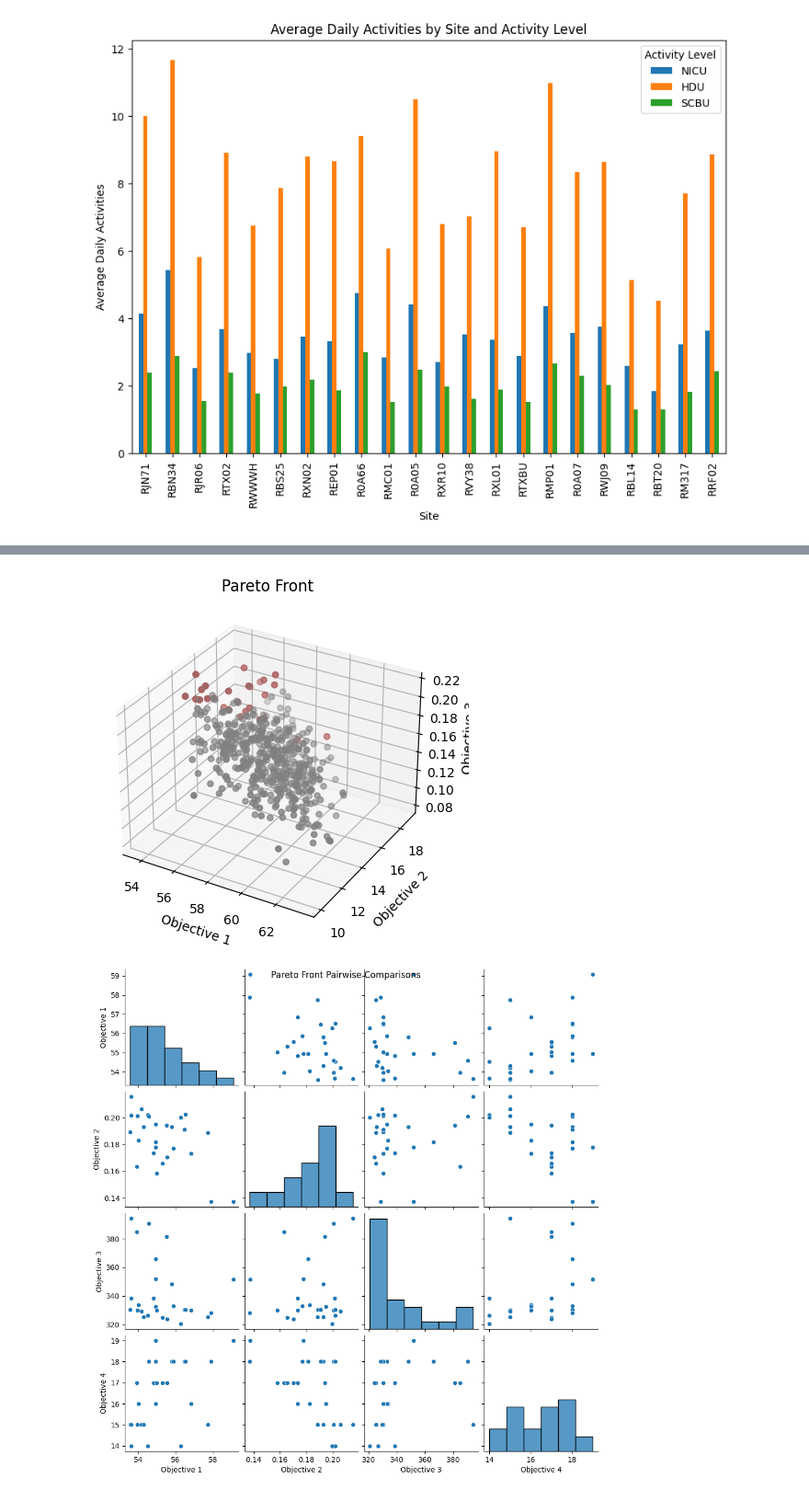
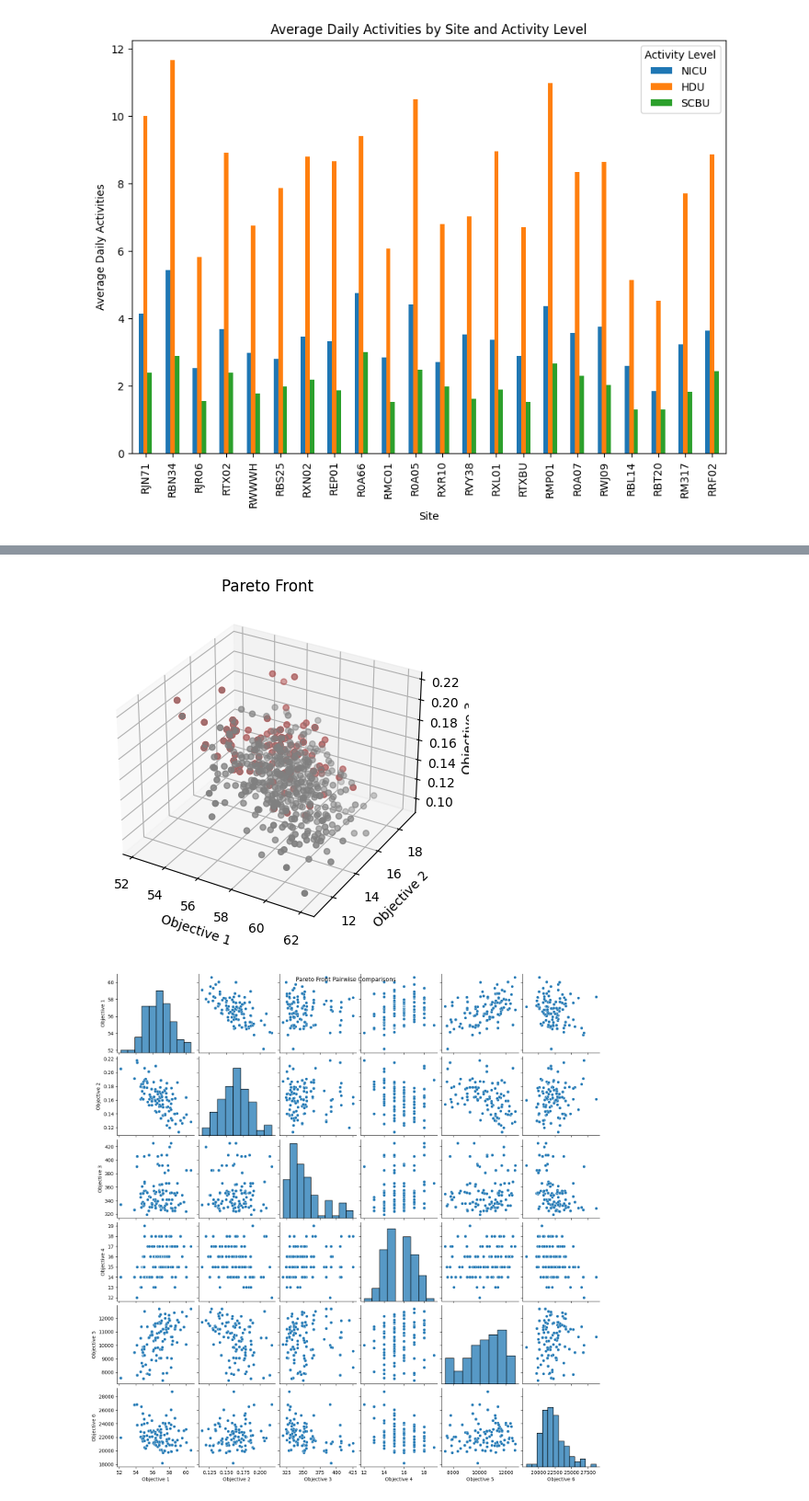
Before and after one commit to Duncan-Galletly/NWNODN_Modelling_HSMA5_08, a Jupyter notebook: Analysis.ipynb, the cells around one changed output, grey strips where cells are left out. Shown at 92% size. Cells and saved outputs as stored; diff of their text form; code cells hidden in the pictures.

Commit message:
Update Analysis.ipynb
Updated Analysis to 6 objectives

```diff
--- a/Analysis.ipynb
+++ b/Analysis.ipynb
@@ -587,7 +587,7 @@ max_in_30_and_large = 1.0
 # Define the threshold for minimum admissions
 min_activities_threshold = 2000
 # %%
-creator.create("FitnessMulti", base.Fitness, weights=(min_travel_time, max_in_30, min_max_distance, max_large_unit))
+creator.create("FitnessMulti", base.Fitness, weights=(min_travel_time, max_in_30, min_max_distance, max_large_unit, max_min_no, min_max_no))
 creator.create("Individual", list, fitness=creator.FitnessMulti)
 
 toolbox = base.Toolbox()
@@ -596,7 +596,7 @@ toolbox.register("random_site", random.randint, 0, num_sites-1)
 toolbox.register("individual", tools.initRepeat, creator.Individual, toolbox.random_site, num_homes)
 toolbox.register("population", tools.initRepeat, list, toolbox.individual)
 
-logs_df = pd.DataFrame(columns=['individual', 'avg_time', 'prop_within_30_mins', 'max_distance', 'assignments', 'units_over_x'])
+logs_df = pd.DataFrame(columns=['individual', 'avg_time', 'prop_within_30_mins', 'max_distance', 'units_over_x', 'smallest_site','largest_site', 'assignments'])
 
 def eval_func(individual):
     total_time = 0    # Accumulator for total travel time
@@ -636,6 +636,9 @@ def eval_func(individual):
     NICU_INDEX = 2
     total_sites_acceptable_units = sum(1 for counts in activity_counts.values() if counts[NICU_INDEX] >= min_activities_threshold)
 
+    site_activities = {site: sum(counts) for site, counts in activity_counts.items()}
+    smallest_site = min(site_activities.values())
+    largest_site = max(site_activities.values())
 
     global logs_df  # Make sure to use the global variable logs_df
 
@@ -646,10 +649,12 @@ def eval_func(individual):
         'prop_within_30_mins': prop_within_30_mins,
         'max_distance': max_distance,
         'units_over_x': total_sites_acceptable_units,
+        'smallest_site': smallest_site,
+        'largest_site': largest_site,
         'assignments': {home_lsoas[i]: site_codes[individual[i]] for i in range(len(individual))}
     }, ignore_index=True)
 
-    return avg_time, prop_within_30_mins, max_distance, total_sites_acceptable_units
+    return avg_time, prop_within_30_mins, max_distance, total_sites_acceptable_units, smallest_site, largest_site
 
 toolbox.register("evaluate", eval_func)
 toolbox.register("mate", tools.cxTwoPoint)
@@ -675,8 +680,15 @@ def main():
     stats_large_sites = tools.Statistics(key=lambda ind: ind.fitness.values[3])
     stats_large_sites.register("large_sites", np.max)
 
+    smallest_site_stats = tools.Statistics(key=lambda ind: ind.fitness.values[4])
+    smallest_site_stats.register("smallest_site", np.max)
+
+    largest_site_stats = tools.Statistics(key=lambda ind: ind.fitness.values[5])
+    largest_site_stats.register("largest_site", np.max)
+
     # Combine statistics into MultiStatistics
-    mstats = tools.MultiStatistics(time=stats_time, prop=stats_prop, max_dist=stats_max_distance, large_sites=stats_large_sites)
+    mstats = tools.MultiStatistics(time=stats_time, prop=stats_prop, max_dist=stats_max_distance, large_sites=stats_large_sites,
+                                   smallest_site=smallest_site_stats, largest_site=largest_site_stats)
 
     # Use mstats instead of the previous stats object
     pop, log = algorithms.eaSimple(pop, toolbox, cxpb=cross_chance, mutpb=mutation_prob, ngen=number_generations,
@@ -737,17 +749,18 @@ ax.set_zlabel('Objective 3')
 plt.title('Pareto Front')
 plt.show()
 # %% [output]
-[figure, old version]
+[figure, new version]
 # %%
 import seaborn as sns
 import pandas as pd
 
-objectives_df = pd.DataFrame(objectives, columns=['Objective 1', 'Objective 2', 'Objective 3', 'Objective 4'])
+objectives_df = pd.DataFrame(objectives, columns=['Objective 1', 'Objective 2', 'Objective 3'
+                                                  , 'Objective 4', 'Objective 5', 'Objective 6'])
 sns.pairplot(objectives_df)
 plt.suptitle('Pareto Front Pairwise Comparisons')
 plt.show()
 # %% [output]
-[figure, old version]
+[figure, new version]
 # %%
 
 best_individual_solution = {home_lsoas[i]: site_codes[best_ind[i]] for i in range(len(best_ind))}
```
Also changed, not shown: parts of 8 cells of this notebook.
